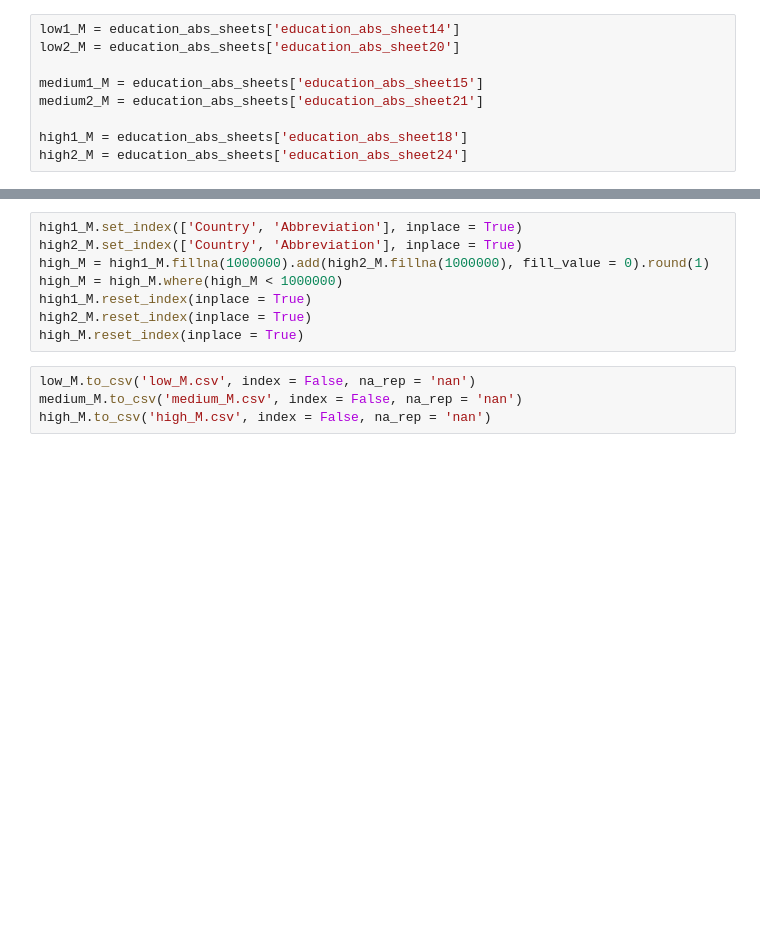
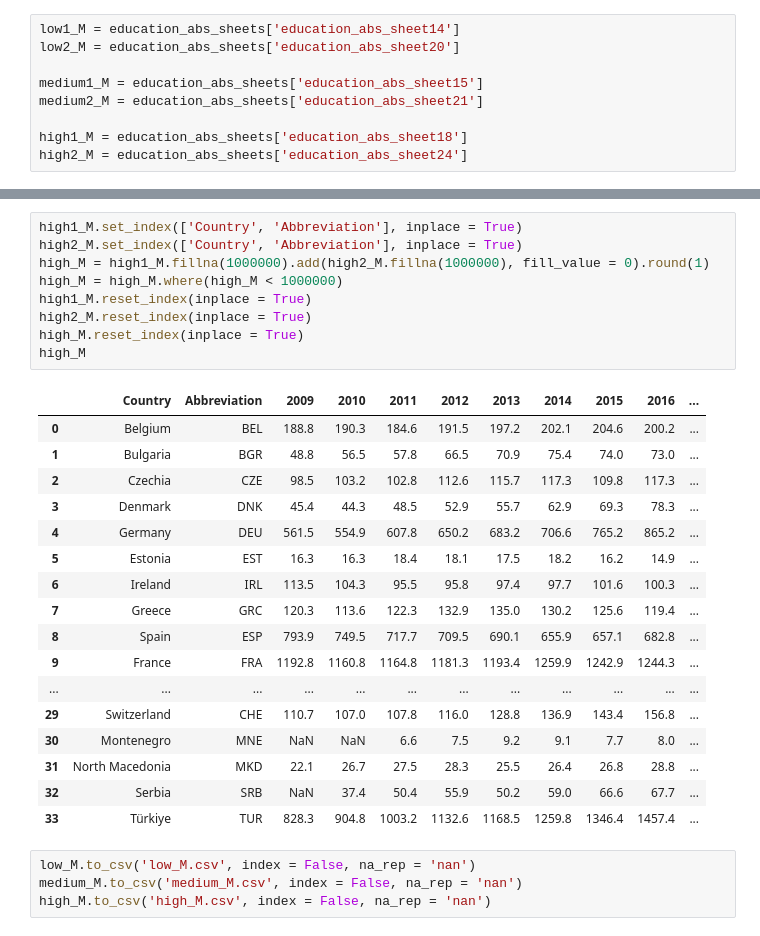
Before and after one commit to VittorioBartolomeoSecondin/DVISProject-CAValli_Team, a Jupyter notebook: Preprocessing_story2.ipynb, the cells around one changed output, grey strips where cells are left out. Drawn from its saved outputs; the diff is of its cells as text; blank space fills up the shorter version.

```diff
--- a/Preprocessing_story2.ipynb
+++ b/Preprocessing_story2.ipynb
@@ -160,11 +219,30 @@ medium_M.reset_index(inplace = True)
 # %%
 high1_M.set_index(['Country', 'Abbreviation'], inplace = True)
 high2_M.set_index(['Country', 'Abbreviation'], inplace = True)
 high_M = high1_M.fillna(1000000).add(high2_M.fillna(1000000), fill_value = 0).round(1)
 high_M = high_M.where(high_M < 1000000)
 high1_M.reset_index(inplace = True)
 high2_M.reset_index(inplace = True)
 high_M.reset_index(inplace = True)
+high_M
+# %% [output]
+|  | Country | Abbreviation | 2009 | 2010 | 2011 | 2012 | 2013 | 2014 | 2015 | 2016 | ... |
+| 0 | Belgium | BEL | 188.8 | 190.3 | 184.6 | 191.5 | 197.2 | 202.1 | 204.6 | 200.2 | ... |
+| 1 | Bulgaria | BGR | 48.8 | 56.5 | 57.8 | 66.5 | 70.9 | 75.4 | 74.0 | 73.0 | ... |
+| 2 | Czechia | CZE | 98.5 | 103.2 | 102.8 | 112.6 | 115.7 | 117.3 | 109.8 | 117.3 | ... |
+| 3 | Denmark | DNK | 45.4 | 44.3 | 48.5 | 52.9 | 55.7 | 62.9 | 69.3 | 78.3 | ... |
+| 4 | Germany | DEU | 561.5 | 554.9 | 607.8 | 650.2 | 683.2 | 706.6 | 765.2 | 865.2 | ... |
+| 5 | Estonia | EST | 16.3 | 16.3 | 18.4 | 18.1 | 17.5 | 18.2 | 16.2 | 14.9 | ... |
+| 6 | Ireland | IRL | 113.5 | 104.3 | 95.5 | 95.8 | 97.4 | 97.7 | 101.6 | 100.3 | ... |
+| 7 | Greece | GRC | 120.3 | 113.6 | 122.3 | 132.9 | 135.0 | 130.2 | 125.6 | 119.4 | ... |
+| 8 | Spain | ESP | 793.9 | 749.5 | 717.7 | 709.5 | 690.1 | 655.9 | 657.1 | 682.8 | ... |
+| 9 | France | FRA | 1192.8 | 1160.8 | 1164.8 | 1181.3 | 1193.4 | 1259.9 | 1242.9 | 1244.3 | ... |
+| ... | ... | ... | ... | ... | ... | ... | ... | ... | ... | ... | ... |
+| 29 | Switzerland | CHE | 110.7 | 107.0 | 107.8 | 116.0 | 128.8 | 136.9 | 143.4 | 156.8 | ... |
+| 30 | Montenegro | MNE | NaN | NaN | 6.6 | 7.5 | 9.2 | 9.1 | 7.7 | 8.0 | ... |
+| 31 | North Macedonia | MKD | 22.1 | 26.7 | 27.5 | 28.3 | 25.5 | 26.4 | 26.8 | 28.8 | ... |
+| 32 | Serbia | SRB | NaN | 37.4 | 50.4 | 55.9 | 50.2 | 59.0 | 66.6 | 67.7 | ... |
+| 33 | Türkiye | TUR | 828.3 | 904.8 | 1003.2 | 1132.6 | 1168.5 | 1259.8 | 1346.4 | 1457.4 | ... |
 # %%
 low_M.to_csv('low_M.csv', index = False, na_rep = 'nan')
 medium_M.to_csv('medium_M.csv', index = False, na_rep = 'nan')
```
Also changed, not shown: parts of 8 cells of this notebook.
